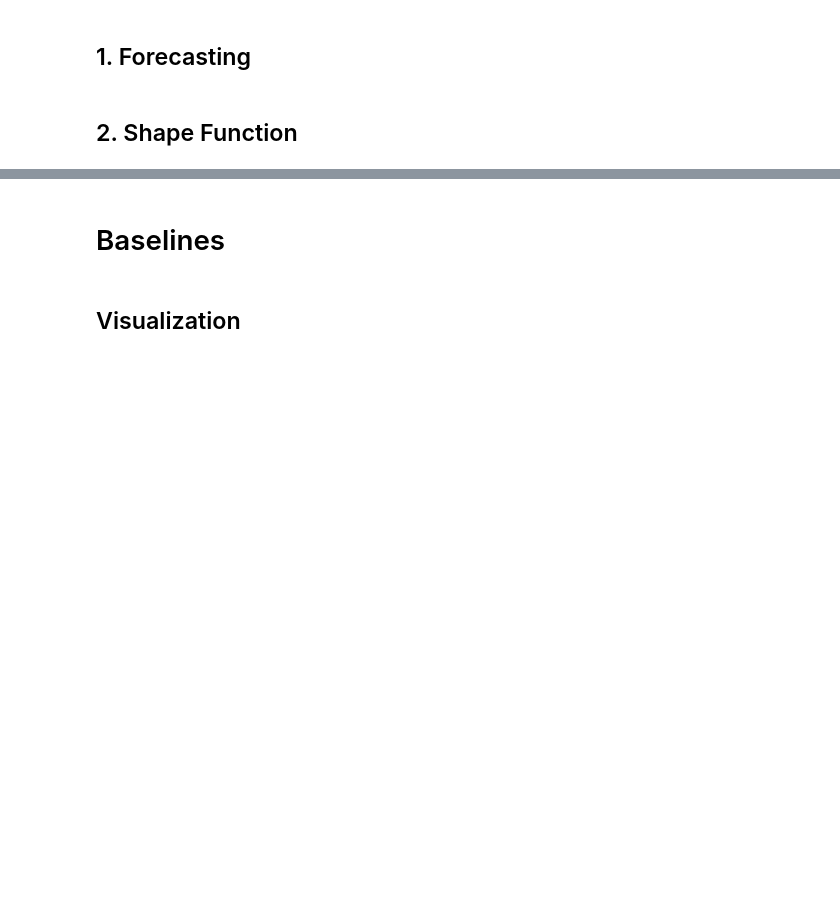
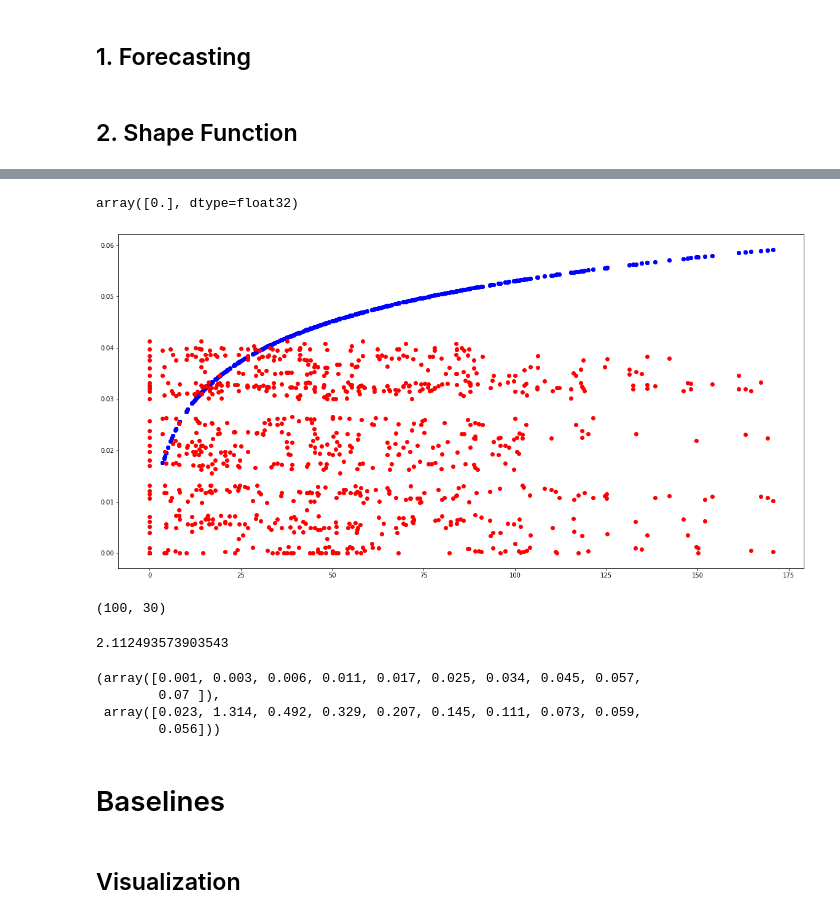
Before and after one commit to isVy08/ESTF, a Jupyter notebook: viz.ipynb, the cells around one changed output, grey strips where cells are left out. Saved outputs shown, nothing was run; the diff lists cells and outputs as text; code cells hidden in the pictures; blank space fills up the shorter version.

```diff
--- a/viz.ipynb
+++ b/viz.ipynb
@@ -133,0 +124,2 @@ np.abs(mus_hat - true_mus).mean()
+# %%
+F_hat, mus, alphas = out[2:]
@@ -133,0 +146,14 @@ np.abs(mus_hat - true_mus).mean()
+# %%
+F_hat
+# %% [output]
+array([0.], dtype=float32)
+# %%
+t = 2
+f_hat = F_hat * alphas[t]
+f = F * alphas[t]
+plt.figure(figsize=(20,10))
+plt.scatter(d, f, c='b')
+plt.scatter(d, f_hat, c='r')
+plt.show()
+# %% [output]
+[figure, added]
@@ -133,0 +164,4 @@ np.abs(mus_hat - true_mus).mean()
+# %%
+mus.shape
+# %% [output]
+(100, 30)
@@ -134,3 +170,14 @@ np.abs(mus_hat - true_mus).mean()
+# %%
+np.abs(mus_hat - true_mus).mean()
+# %% [output]
+2.112493573903543
+# %%
+true_mus[0, : 10].round(3), mus_hat[0, :10].round(3)
+# %% [output]
+(array([0.001, 0.003, 0.006, 0.011, 0.017, 0.025, 0.034, 0.045, 0.057,
+        0.07 ]),
+ array([0.023, 1.314, 0.492, 0.329, 0.207, 0.145, 0.111, 0.073, 0.059,
+        0.056]))
 # %% [markdown]
 # Baselines
 # %%
```
Also changed, not shown: parts of 25 cells of this notebook, 2 other files.
